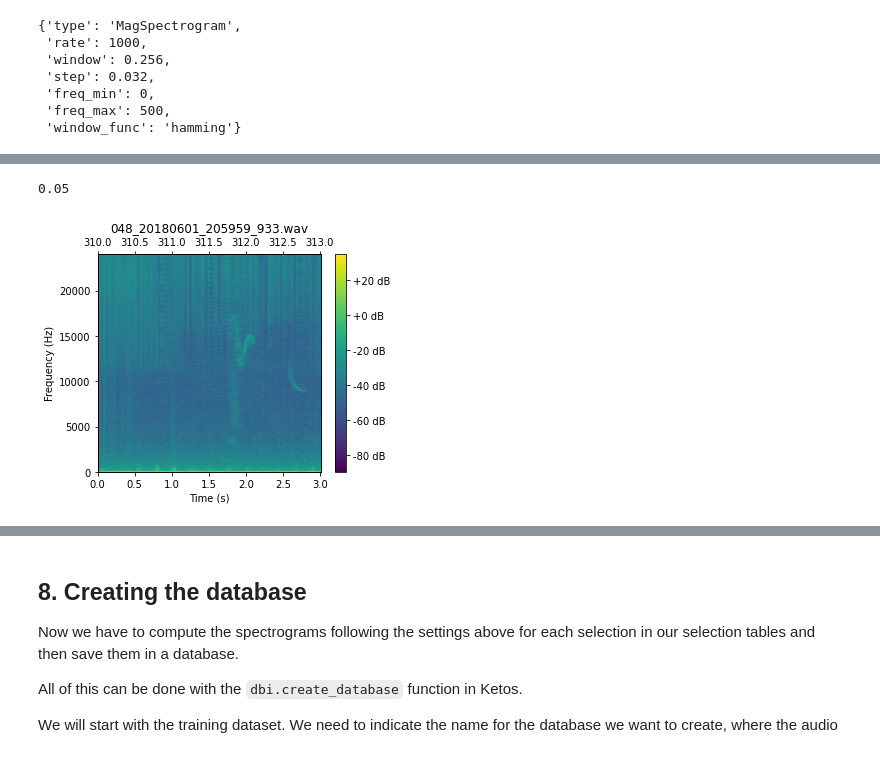
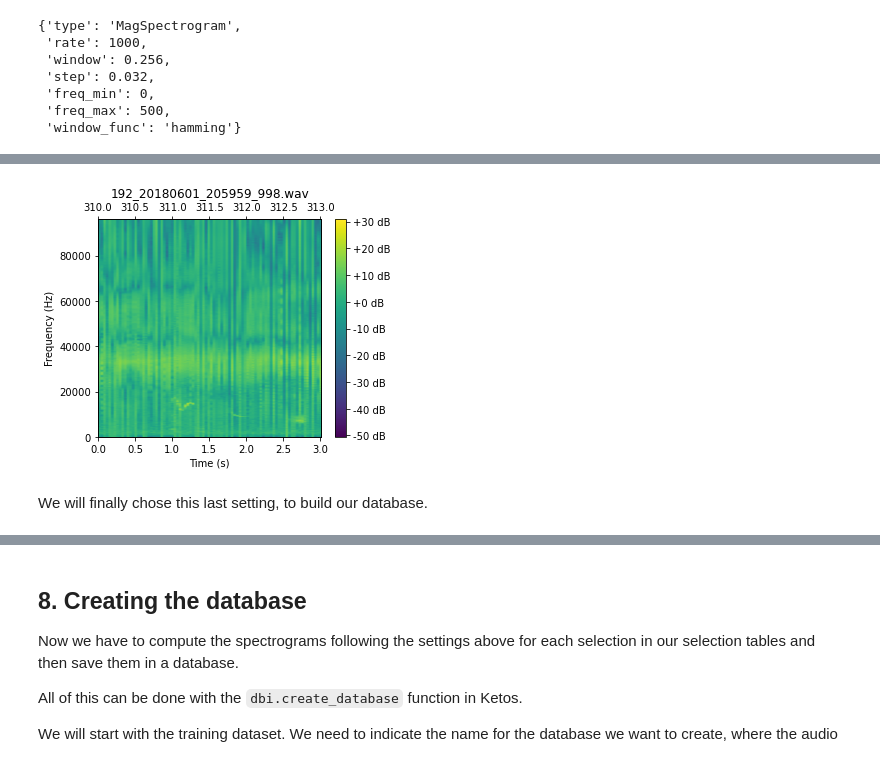
Before and after one commit to ArnaudFelin/ClickLearn_DSTI_Project, a Jupyter notebook: Data_preparation/database_creation_from_pamguard_csv/database_creation_pamguard.ipynb, the cells around one changed output, grey strips where cells are left out. Saved outputs shown, nothing was run; the diff lists cells and outputs as text; code cells hidden in the pictures.

```diff
--- a/Data_preparation/database_creation_from_pamguard_csv/database_creation_pamguard.ipynb
+++ b/Data_preparation/database_creation_from_pamguard_csv/database_creation_pamguard.ipynb
@@ -244,18 +280,20 @@ This part contains all required settings to build annotation dataframes:
 # %%
 # PATH SETTINGS
 # Annotation CSV file folder path (MAC)
-# annotations_folder_path ='/Users/benoitmialet/Ketos/ClickLearn/'
+annotations_folder_path ='/Users/benoitmialet/Ketos/ClickLearn/'
 # Annotation CSV file folder path (W10)
-annotations_folder_path = (r'D:\SYSTEL\Ketos\clicklearn')
+# annotations_folder_path = (r'D:\SYSTEL\Ketos\clicklearn')
 # Annotation CSV file name
 positive_csv_events_name = 'UBISEA_acoustic_detections_samples_events_positive.csv'
-negative_csv_events_name = 'annotations_events_negative.csv'
+negative_csv_events_name = 'UBISEA_acoustic_detections_samples_events_negative.csv'
 # csv_clicks_name = 'UBISEA_acoustic_detections_samples_clicks.csv'
 
 # Sound file path (MAC)
 # sound_files_path = '/Volumes/BENITO/Pelagis - Données acoustiques ASI/Recordings 048 kHz'
+sound_files_path = '/Volumes/T7/Recordings 192kHz'
 # Sound file path (W10)
-sound_files_path = r'F:\Pelagis - Données acoustiques ASI\Recordings 048 kHz'
+# sound_files_path = r'F:\Pelagis - Données acoustiques ASI\Recordings 048 kHz'
+# sound_files_path = 'E:\Recordings 192kHz'
 
 # PATH BUILDING
 csv_folder_path = annotations_folder_path
@@ -776,31 +921,26 @@ plt.show()
 # %%
-# 0.032
-param = 0.050
-
-for i in range(1):
-    print(param)
-    spec_config = {
-        'channel': 1, #stereo channel (0 by default)
-        'type': 'MagSpectrogram',
+#shorter window
+spec_config = {
+    'channel': 0, #stereo channel (0 by default)
+    'type': 'MagSpectrogram',
 #          'rate': 100000, #None = use original rate
-         'window': 0.085,
-         'step': 0.035,
-         'freq_min': 0,
-         'freq_max': 25000,
-         'window_func': 'hamming',
-         'duration': 3
-        }
-
-    spec2 = MagSpectrogram.from_wav(
-        path=os.path.join(sound_files_path, '048_20180601_205959_933.wav'),
-        offset=310, #- 0.5*spec_config['duration'],
-        **spec_config)
-    spec2.plot()
-    plt.show()
-#     param = param - 0.002
+     'window': 0.085,
+     'step': 0.035,
+     'freq_min': 0,
+     'freq_max': 100000,
+     'window_func': 'hamming',
+     'duration': 3.0
+    }
+spec2 = MagSpectrogram.from_wav(
+    path=os.path.join(sound_files_path, '192_20180601_205959_998.wav'),
+    offset=310,
+    **spec_config)
+spec2.plot()
+plt.show()
 # %% [output]
-0.05
-[figure, old version]
+[figure, new version]
+# %% [markdown]
+We will finally chose this last setting, to build our database.
 # %% [markdown]
 <a id=section8></a>
 # %% [markdown]
```
Also changed, not shown: parts of 58 cells of this notebook.
